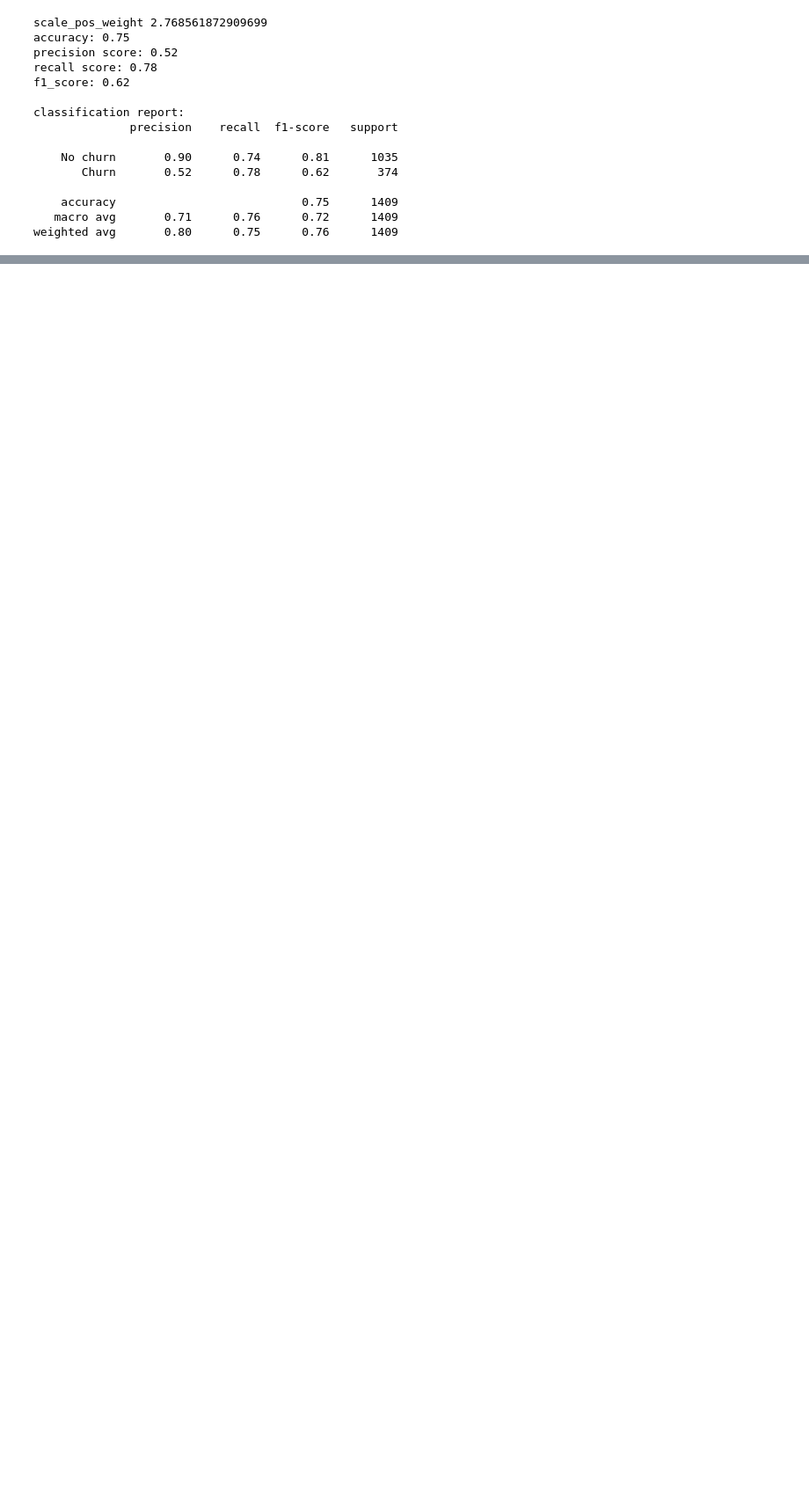
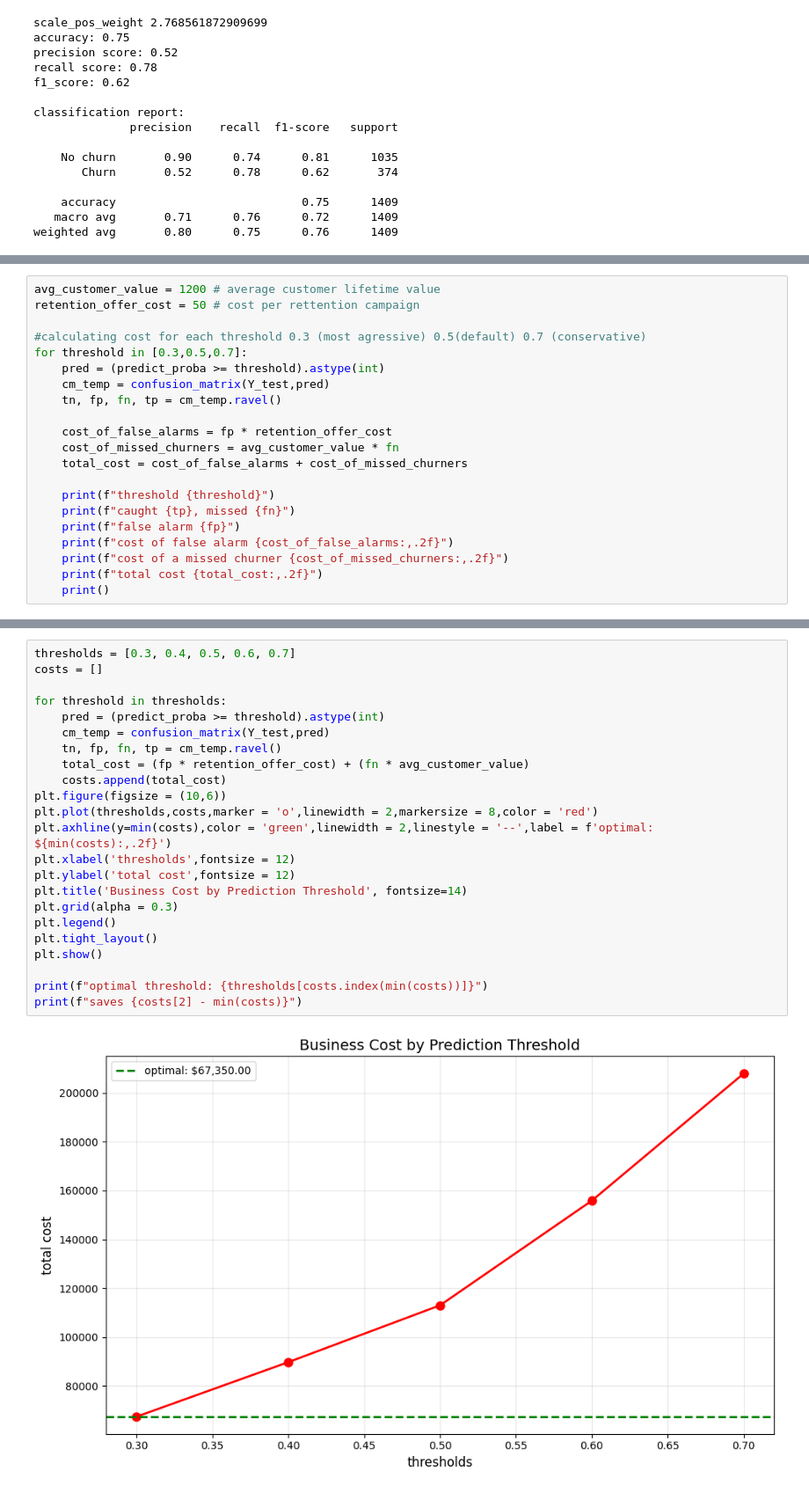
Before and after one commit to Dereger325/churn-data-prediction, a Jupyter notebook: churn_analysis.ipynb, the cells around one changed output, grey strips where cells are left out. Shown at 88% size. Cells and saved outputs as stored; diff of their text form; blank space fills up the shorter version.

```diff
--- a/churn_analysis.ipynb
+++ b/churn_analysis.ipynb
@@ -348,0 +441,21 @@ weighted avg       0.80      0.75      0.76      1409
+# %%
+avg_customer_value = 1200 # average customer lifetime value
+retention_offer_cost = 50 # cost per rettention campaign
+
+#calculating cost for each threshold 0.3 (most agressive) 0.5(default) 0.7 (conservative)
+for threshold in [0.3,0.5,0.7]:
+    pred = (predict_proba >= threshold).astype(int)
+    cm_temp = confusion_matrix(Y_test,pred)
+    tn, fp, fn, tp = cm_temp.ravel()
+
+    cost_of_false_alarms = fp * retention_offer_cost
+    cost_of_missed_churners = avg_customer_value * fn
+    total_cost = cost_of_false_alarms + cost_of_missed_churners
+
+    print(f"threshold {threshold}")
+    print(f"caught {tp}, missed {fn}")
+    print(f"false alarm {fp}")
+    print(f"cost of false alarm {cost_of_false_alarms:,.2f}")
+    print(f"cost of a missed churner {cost_of_missed_churners:,.2f}")
+    print(f"total cost {total_cost:,.2f}")
+    print()
@@ -348,0 +483,25 @@ weighted avg       0.80      0.75      0.76      1409
+# %%
+thresholds = [0.3, 0.4, 0.5, 0.6, 0.7]
+costs = []
+
+for threshold in thresholds:
+    pred = (predict_proba >= threshold).astype(int)
+    cm_temp = confusion_matrix(Y_test,pred)
+    tn, fp, fn, tp = cm_temp.ravel()
+    total_cost = (fp * retention_offer_cost) + (fn * avg_customer_value)
+    costs.append(total_cost)
+plt.figure(figsize = (10,6))
+plt.plot(thresholds,costs,marker = 'o',linewidth = 2,markersize = 8,color = 'red')
+plt.axhline(y=min(costs),color = 'green',linewidth = 2,linestyle = '--',label = f'optimal: ${min(costs):,.2f}')
+plt.xlabel('thresholds',fontsize = 12)
+plt.ylabel('total cost',fontsize = 12)
+plt.title('Business Cost by Prediction Threshold', fontsize=14)
+plt.grid(alpha = 0.3)
+plt.legend()
+plt.tight_layout()
+plt.show()
+
+print(f"optimal threshold: {thresholds[costs.index(min(costs))]}")
+print(f"saves {costs[2] - min(costs)}")
+# %% [output]
+[figure, added]
```
Also changed, not shown: parts of 6 cells of this notebook.
